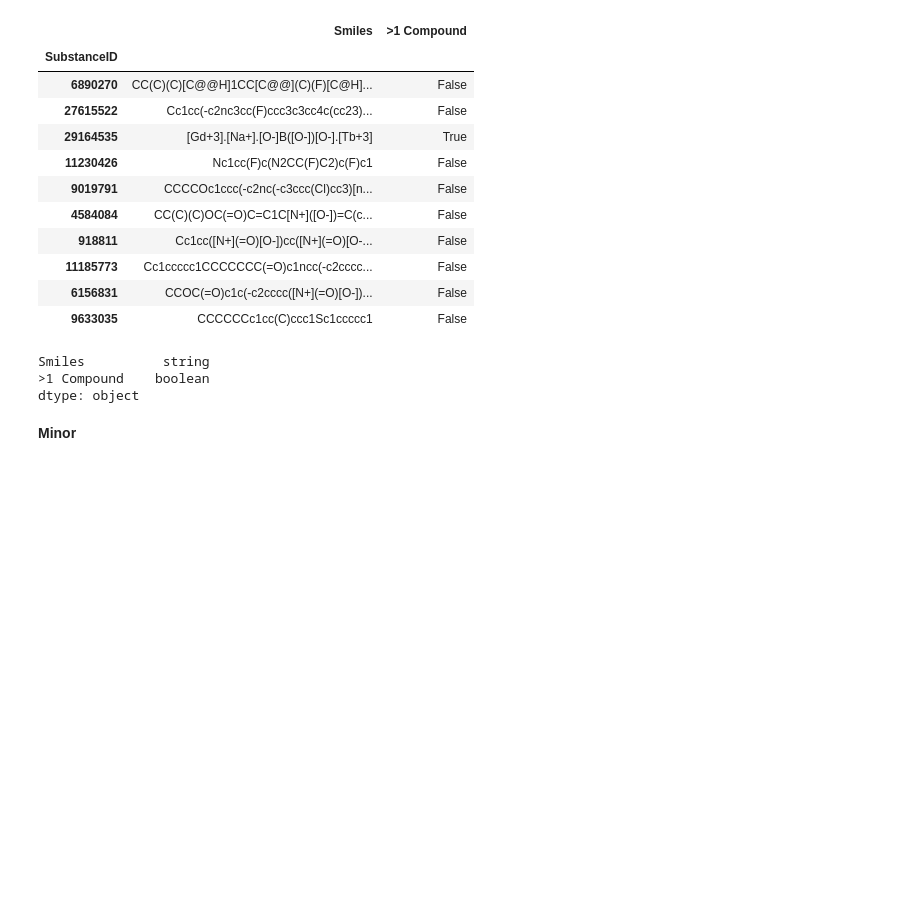
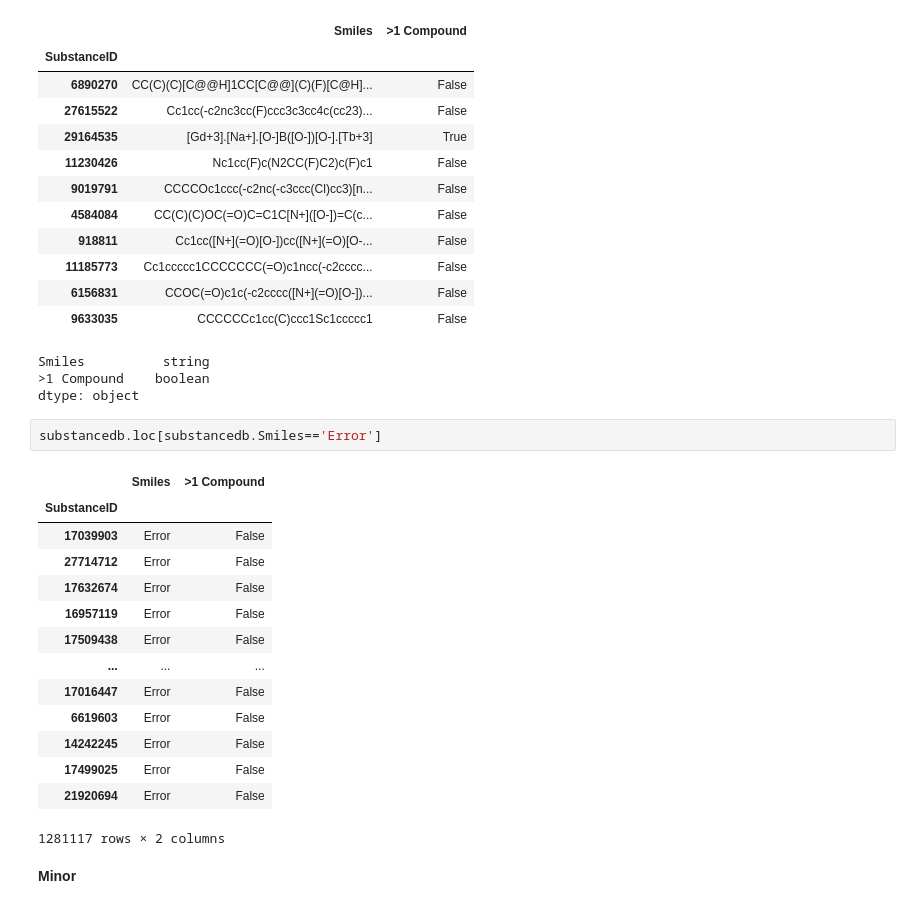
Before and after one commit to sustainable-processes/Impurity-Project, a Jupyter notebook: Tutorial.ipynb, the cells around one changed output. Saved outputs shown, nothing was run; the diff lists cells and outputs as text; blank space fills up the shorter version.

```diff
--- a/Tutorial.ipynb
+++ b/Tutorial.ipynb
@@ -167,6 +213,23 @@ substancedb.dtypes
 Smiles          string
 >1 Compound    boolean
 dtype: object
+# %%
+substancedb.loc[substancedb.Smiles=='Error']
+# %% [output]
+|  | Smiles | >1 Compound |
+| SubstanceID |  |  |
+| 17039903 | Error | False |
+| 27714712 | Error | False |
+| 17632674 | Error | False |
+| 16957119 | Error | False |
+| 17509438 | Error | False |
+| ... | ... | ... |
+| 17016447 | Error | False |
+| 6619603 | Error | False |
+| 14242245 | Error | False |
+| 17499025 | Error | False |
+| 21920694 | Error | False |
+1281117 rows × 2 columns
 # %% [markdown]
 **Minor**
 # %% [markdown]
```
Also changed, not shown: parts of 15 cells of this notebook, 2 other files.
